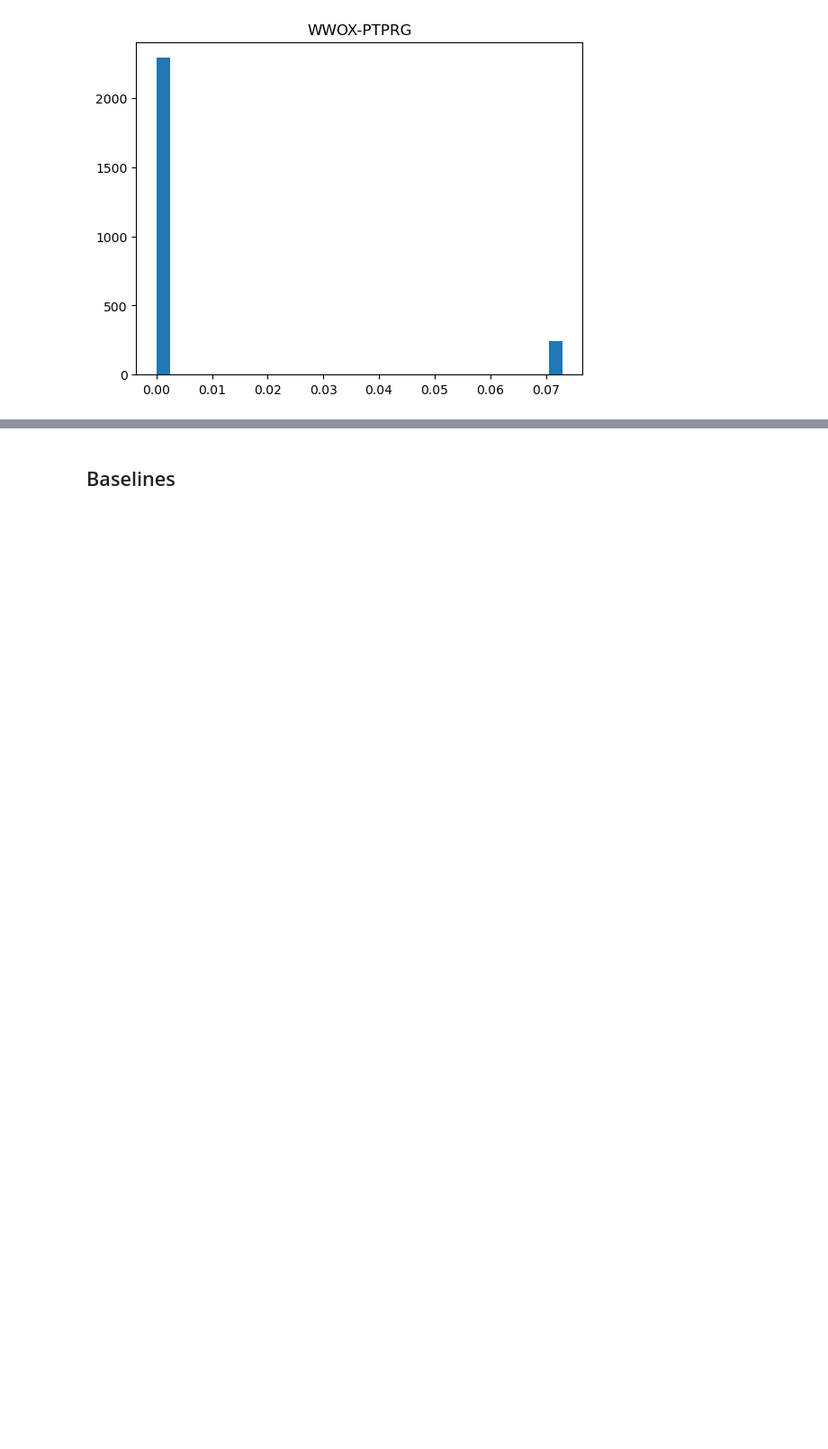
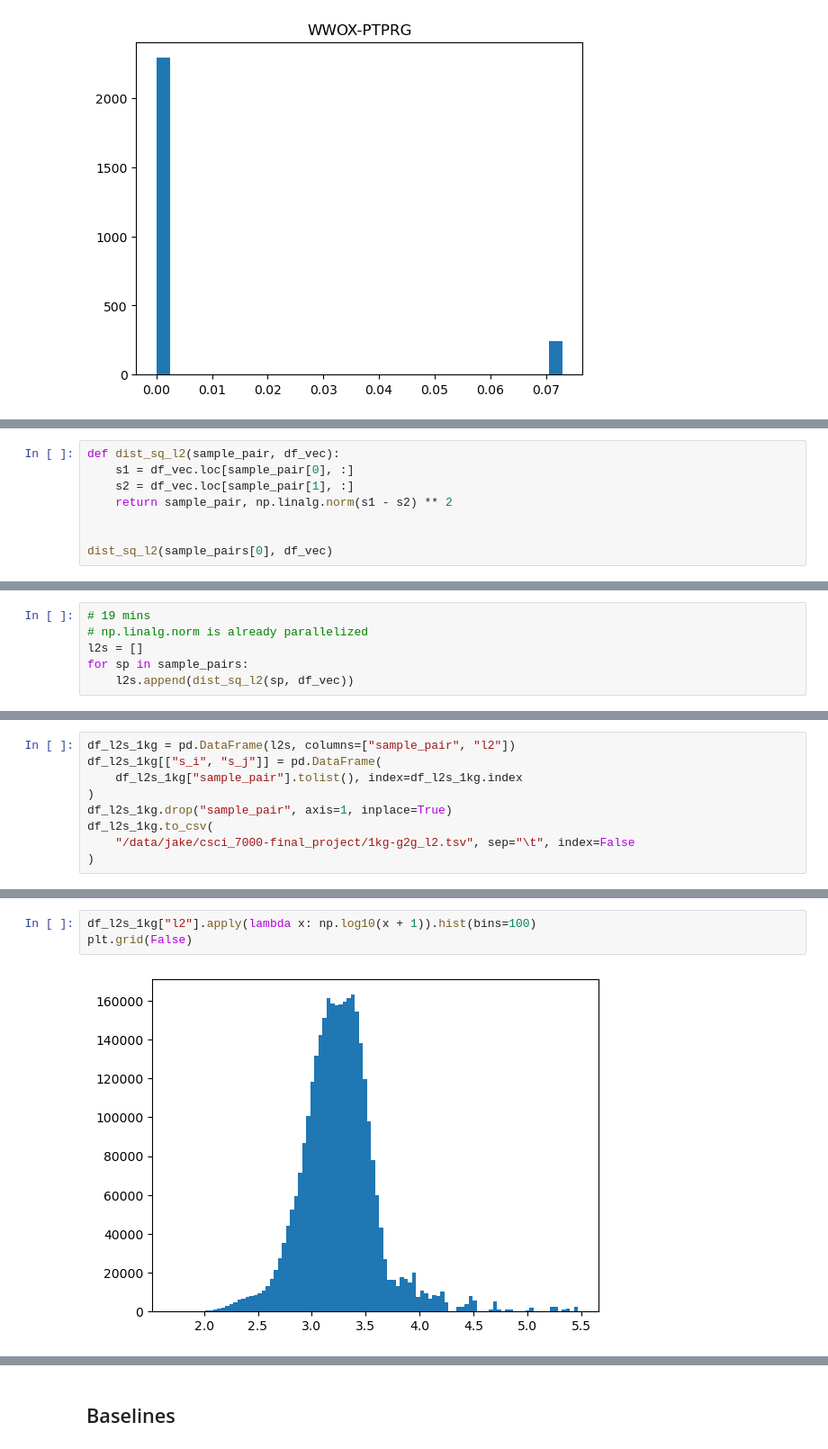
Before and after one commit to jakekrol/csci-7000-006-neurosymbolic-nlp, a Jupyter notebook: data.ipynb, the cells around one changed output, grey strips where cells are left out. Shown at 90% size. Cells and saved outputs as stored; diff of their text form; blank space fills up the shorter version.

```diff
--- a/data.ipynb
+++ b/data.ipynb
@@ -518,0 +540,8 @@ plt.grid(False)
+# %%
+def dist_sq_l2(sample_pair, df_vec):
+    s1 = df_vec.loc[sample_pair[0], :]
+    s2 = df_vec.loc[sample_pair[1], :]
+    return sample_pair, np.linalg.norm(s1 - s2) ** 2
+
+
+dist_sq_l2(sample_pairs[0], df_vec)
@@ -518,0 +550,6 @@ plt.grid(False)
+# %%
+# 19 mins
+# np.linalg.norm is already parallelized
+l2s = []
+for sp in sample_pairs:
+    l2s.append(dist_sq_l2(sp, df_vec))
@@ -518,0 +558,9 @@ plt.grid(False)
+# %%
+df_l2s_1kg = pd.DataFrame(l2s, columns=["sample_pair", "l2"])
+df_l2s_1kg[["s_i", "s_j"]] = pd.DataFrame(
+    df_l2s_1kg["sample_pair"].tolist(), index=df_l2s_1kg.index
+)
+df_l2s_1kg.drop("sample_pair", axis=1, inplace=True)
+df_l2s_1kg.to_csv(
+    "/data/jake/csci_7000-final_project/1kg-g2g_l2.tsv", sep="\t", index=False
+)
@@ -518,0 +582,5 @@ plt.grid(False)
+# %%
+df_l2s_1kg["l2"].apply(lambda x: np.log10(x + 1)).hist(bins=100)
+plt.grid(False)
+# %% [output]
+[figure, added]
```
Also changed, not shown: parts of 86 cells of this notebook.
